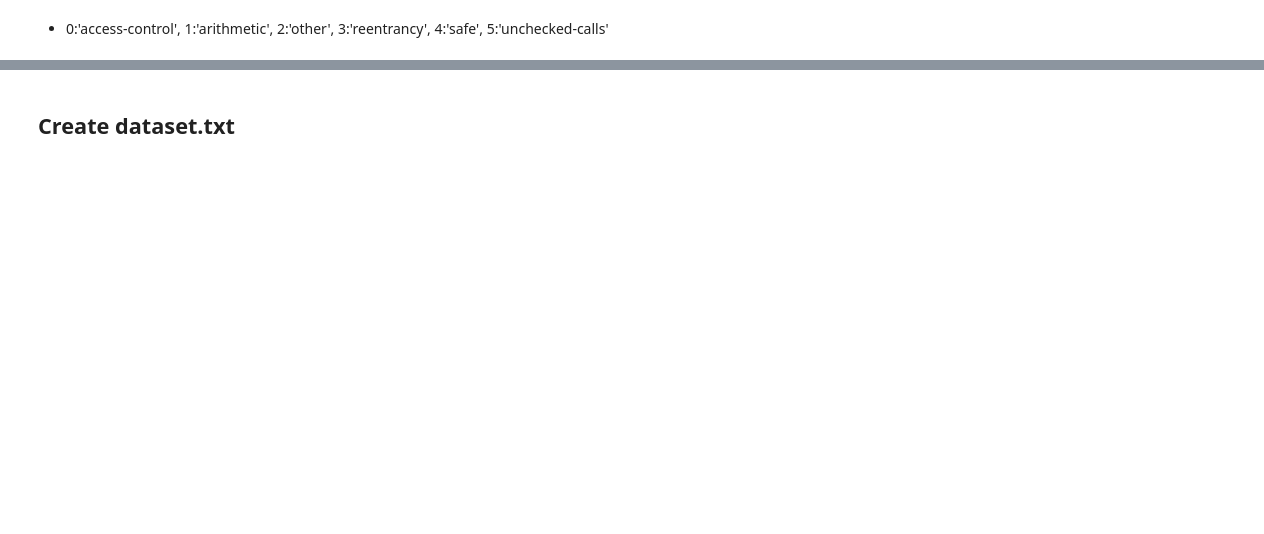
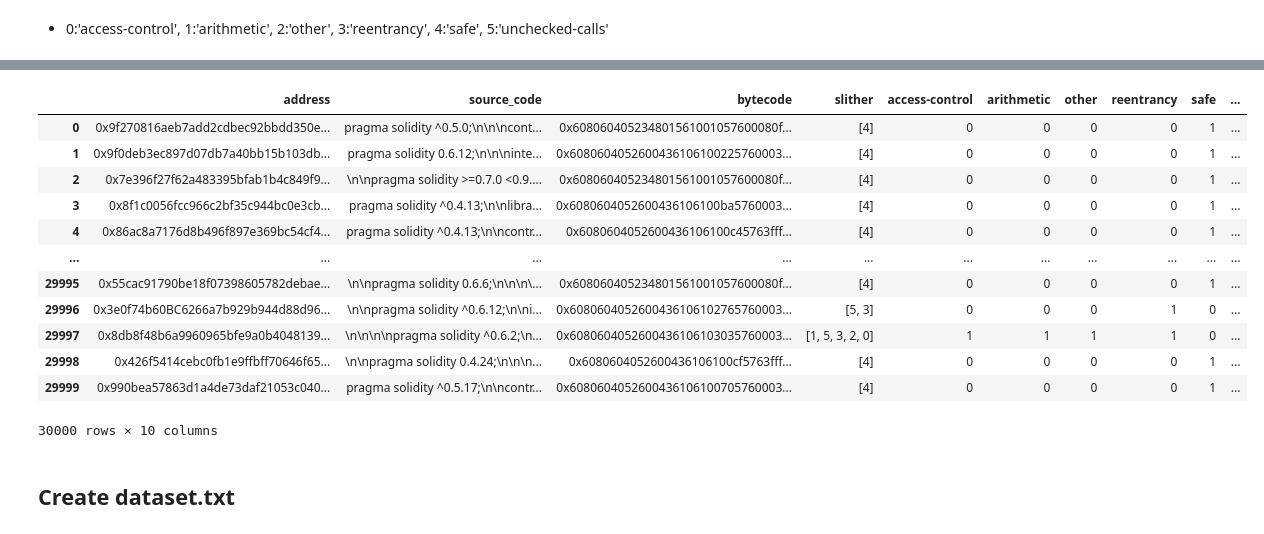
Before and after one commit to khangtictoc/NT522.N11.ATCL-Machine-learning-for-information-security_Project, a Jupyter notebook: dataset.ipynb, the cells around one changed output, grey strips where cells are left out. Cells and saved outputs as stored; diff of their text form; code cells hidden in the pictures; blank space fills up the shorter version.

```diff
--- a/dataset.ipynb
+++ b/dataset.ipynb
@@ -59,0 +179,18 @@ df
+# %%
+new_data = new_data.sample(frac=1, replace=False ,random_state=12)
+# %%
+new_data.reset_index(drop=True)
+# %% [output]
+|  | address | source_code | bytecode | slither | access-control | arithmetic | other | reentrancy | safe | ... |
+| 0 | 0x9f270816aeb7add2cdbec92bbdd350e... | pragma solidity ^0.5.0;\n\n\ncont... | 0x608060405234801561001057600080f... | [4] | 0 | 0 | 0 | 0 | 1 | ... |
+| 1 | 0x9f0deb3ec897d07db7a40bb15b103db... | pragma solidity 0.6.12;\n\n\ninte... | 0x6080604052600436106100225760003... | [4] | 0 | 0 | 0 | 0 | 1 | ... |
+| 2 | 0x7e396f27f62a483395bfab1b4c849f9... | \n\npragma solidity >=0.7.0 <0.9.... | 0x608060405234801561001057600080f... | [4] | 0 | 0 | 0 | 0 | 1 | ... |
+| 3 | 0x8f1c0056fcc966c2bf35c944bc0e3cb... | pragma solidity ^0.4.13;\n\nlibra... | 0x6080604052600436106100ba5760003... | [4] | 0 | 0 | 0 | 0 | 1 | ... |
+| 4 | 0x86ac8a7176d8b496f897e369bc54cf4... | pragma solidity ^0.4.13;\n\ncontr... | 0x6080604052600436106100c45763fff... | [4] | 0 | 0 | 0 | 0 | 1 | ... |
+| ... | ... | ... | ... | ... | ... | ... | ... | ... | ... | ... |
+| 29995 | 0x55cac91790be18f07398605782debae... | \n\npragma solidity 0.6.6;\n\n\n\... | 0x608060405234801561001057600080f... | [4] | 0 | 0 | 0 | 0 | 1 | ... |
+| 29996 | 0x3e0f74b60BC6266a7b929b944d88d96... | \n\npragma solidity ^0.6.12;\n\ni... | 0x6080604052600436106102765760003... | [5, 3] | 0 | 0 | 0 | 1 | 0 | ... |
+| 29997 | 0x8db8f48b6a9960965bfe9a0b4048139... | \n\n\n\npragma solidity ^0.6.2;\n... | 0x6080604052600436106103035760003... | [1, 5, 3, 2, 0] | 1 | 1 | 1 | 1 | 0 | ... |
+| 29998 | 0x426f5414cebc0fb1e9ffbff70646f65... | \n\npragma solidity 0.4.24;\n\n\n... | 0x6080604052600436106100cf5763fff... | [4] | 0 | 0 | 0 | 0 | 1 | ... |
+| 29999 | 0x990bea57863d1a4de73daf21053c040... | pragma solidity ^0.5.17;\n\ncontr... | 0x6080604052600436106100705760003... | [4] | 0 | 0 | 0 | 0 | 1 | ... |
+30000 rows × 10 columns
```
Also changed, not shown: parts of 28 cells of this notebook.
